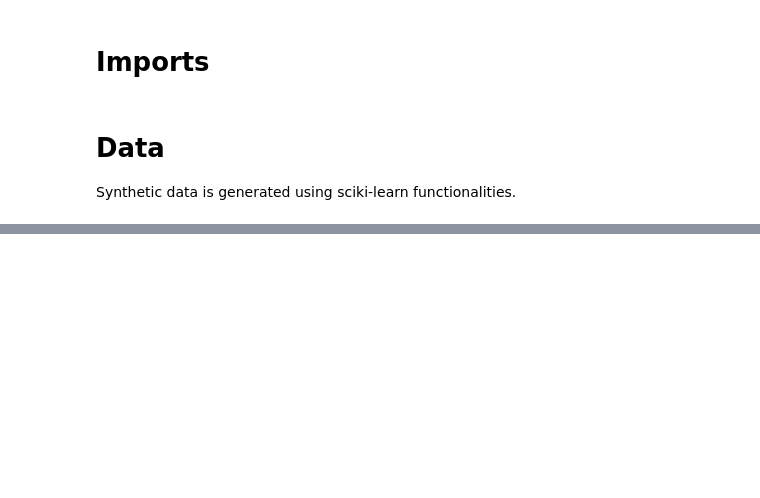
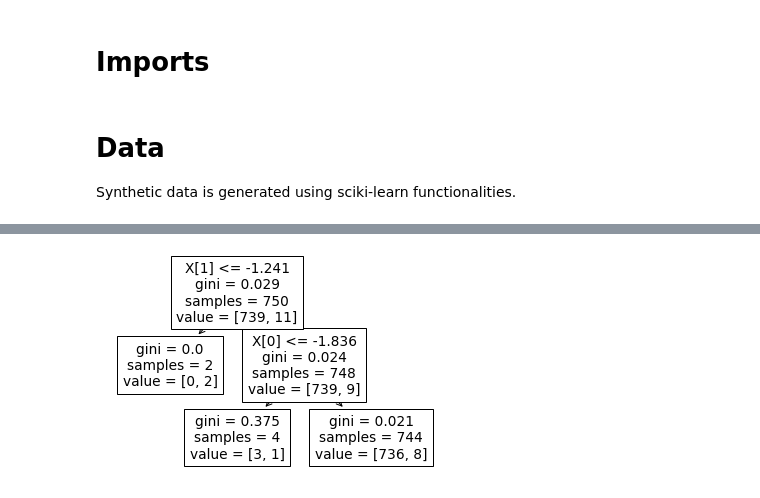
Before and after one commit to pibieta/imbalanced_learning, a Jupyter notebook: notebooks/pablo-model-dependence.ipynb, the cells around one changed output, grey strips where cells are left out. Drawn from its saved outputs; the diff is of its cells as text; code cells hidden in the pictures; blank space fills up the shorter version.

```diff
--- a/notebooks/pablo-model-dependence.ipynb
+++ b/notebooks/pablo-model-dependence.ipynb
@@ -75,0 +94,5 @@ int(5/2)
+# %%
+tree.plot_tree(clf)
+plt.show()
+# %% [output]
+[figure, added]
```
Also changed, not shown: parts of 18 cells of this notebook.
